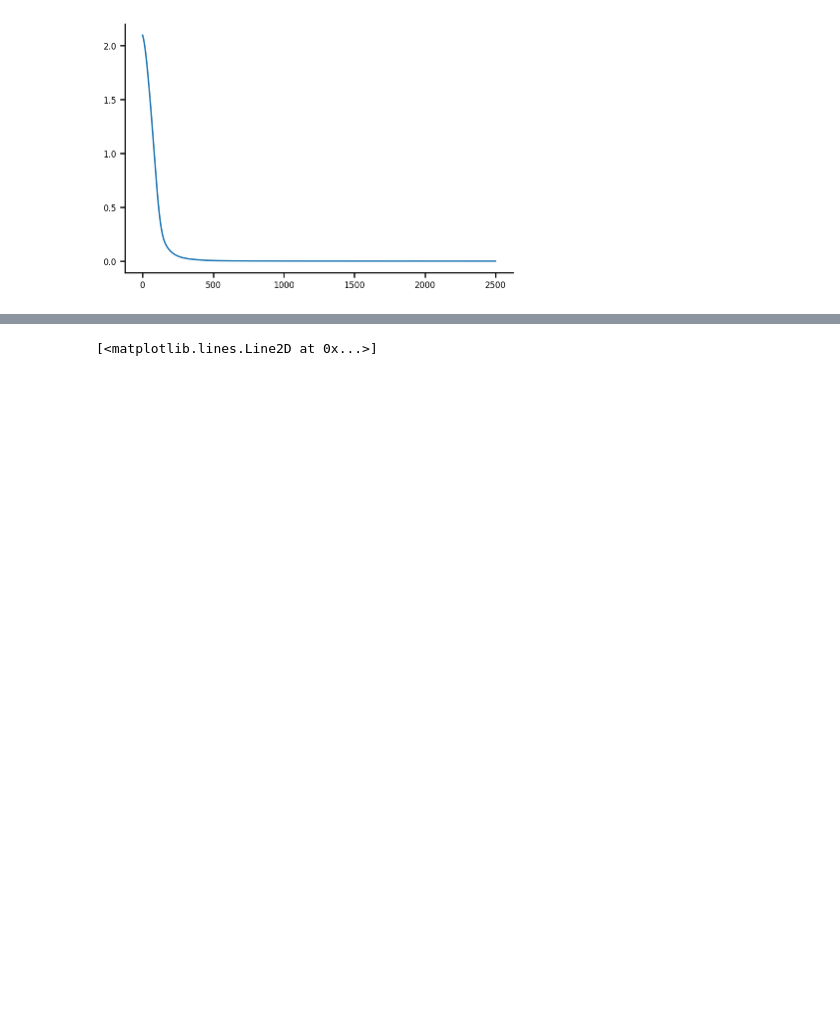
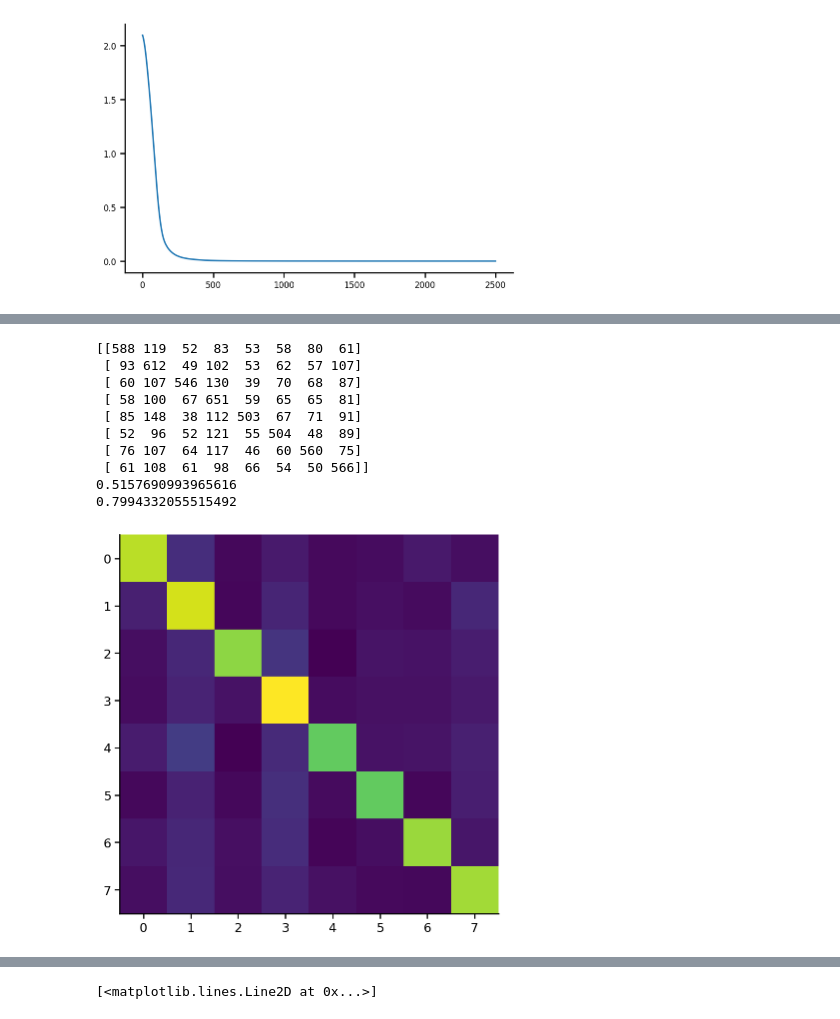
Before and after one commit to Akhilesh-K-Yadav/NMA-22-DL-Saltenas-Project, a Jupyter notebook: Saltenas.ipynb, the cells around one changed output, grey strips where cells are left out. Cells and saved outputs as stored; diff of their text form; code cells hidden in the pictures; blank space fills up the shorter version.

```diff
--- a/Saltenas.ipynb
+++ b/Saltenas.ipynb
@@ -751,0 +925,47 @@ plt.plot(training_losses)
+# %%
+# testing full time course
+
+from sklearn.metrics import confusion_matrix
+from sklearn.metrics import ConfusionMatrixDisplay
+
+#testing
+outputs = net(test_input).to('cpu')
+_, predictedlabels = torch.max(outputs, 1)
+_, truelabels = torch.max(torch.tensor(test_labels),1)
+
+outputs_train = net(train_input).to('cpu')
+_, predictedlabels_train = torch.max(outputs_train, 1)
+_, truelabels_train = torch.max(torch.tensor(train_labels),1)
+
+
+correct = ((predictedlabels == truelabels).sum().item())/len(truelabels)
+correct_train = ((predictedlabels_train == truelabels_train).sum().item())/len(truelabels_train)
+
+confmat = confusion_matrix(truelabels, predictedlabels)
+
+
+plt.imshow(confmat)
+print(confmat)
+print(correct)
+print(correct_train)
+# fig,axes = plt.subplots(1,6,figsize=(20,5))
+# for i in range(0,6):
+#   #confmat1 = confusion_matrix(predictedlabels[np.where(test_input[:,122+i].to('cpu'))],truelabels[np.where(test_input_mouse[:,122+i].to('cpu'))])
+#   ConfusionMatrixDisplay.from_predictions(truelabels[np.where(test_input[:,122+i].to('cpu'))],predictedlabels[np.where(test_input_mouse[:,122+i].to('cpu'))],ax=axes[i],normalize='true')
+
+# fig,axes = plt.subplots(1,6,figsize=(20,5))
+# for i in range(0,6):
+#   #confmat1 = confusion_matrix(predictedlabels[np.where(test_input_mouse[:,122+i].to('cpu'))],truelabels[np.where(test_input_mouse[:,122+i].to('cpu'))])
+#   ConfusionMatrixDisplay.from_predictions(truelabels_train[np.where(train_input_mouse[:,122+i].to('cpu'))],predictedlabels_train[np.where(train_input_mouse[:,122+i].to('cpu'))],ax=axes[i])
+# %% [output]
+[[588 119  52  83  53  58  80  61]
+ [ 93 612  49 102  53  62  57 107]
+ [ 60 107 546 130  39  70  68  87]
+ [ 58 100  67 651  59  65  65  81]
+ [ 85 148  38 112 503  67  71  91]
+ [ 52  96  52 121  55 504  48  89]
+ [ 76 107  64 117  46  60 560  75]
+ [ 61 108  61  98  66  54  50 566]]
+0.5157690993965616
+0.7994332055515492
+[figure, added]
```
Also changed, not shown: parts of 14 cells of this notebook.
